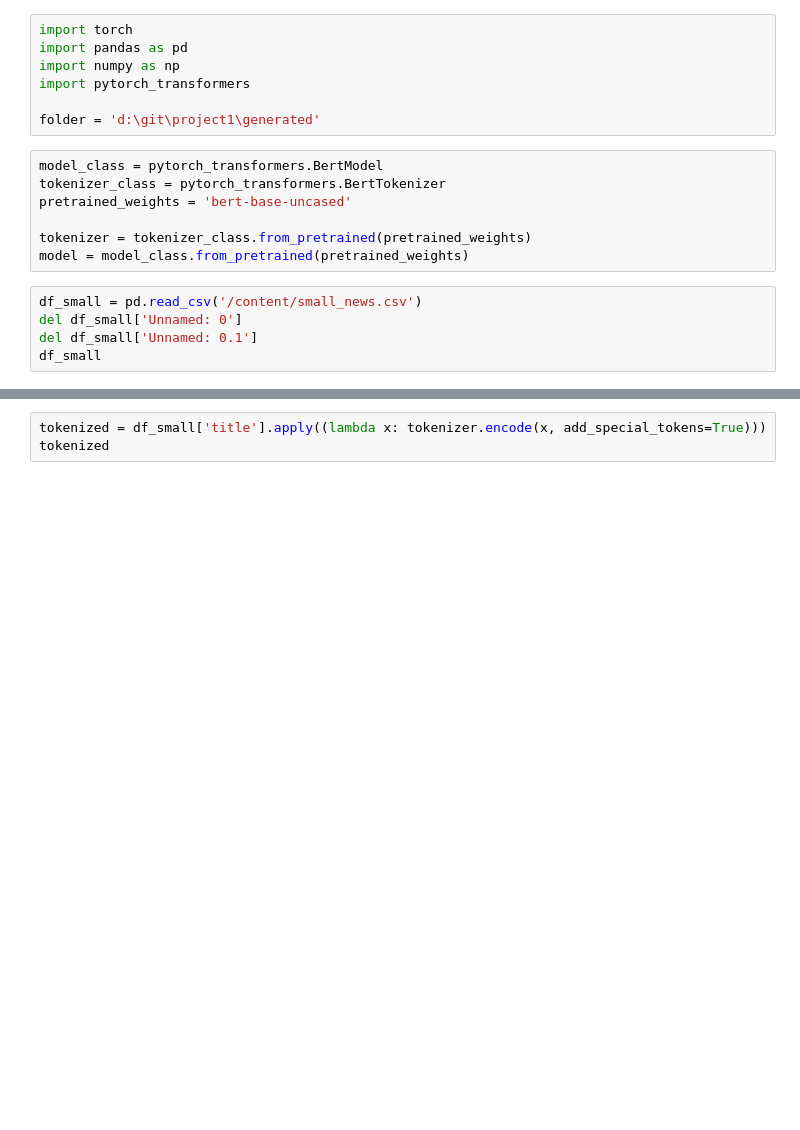
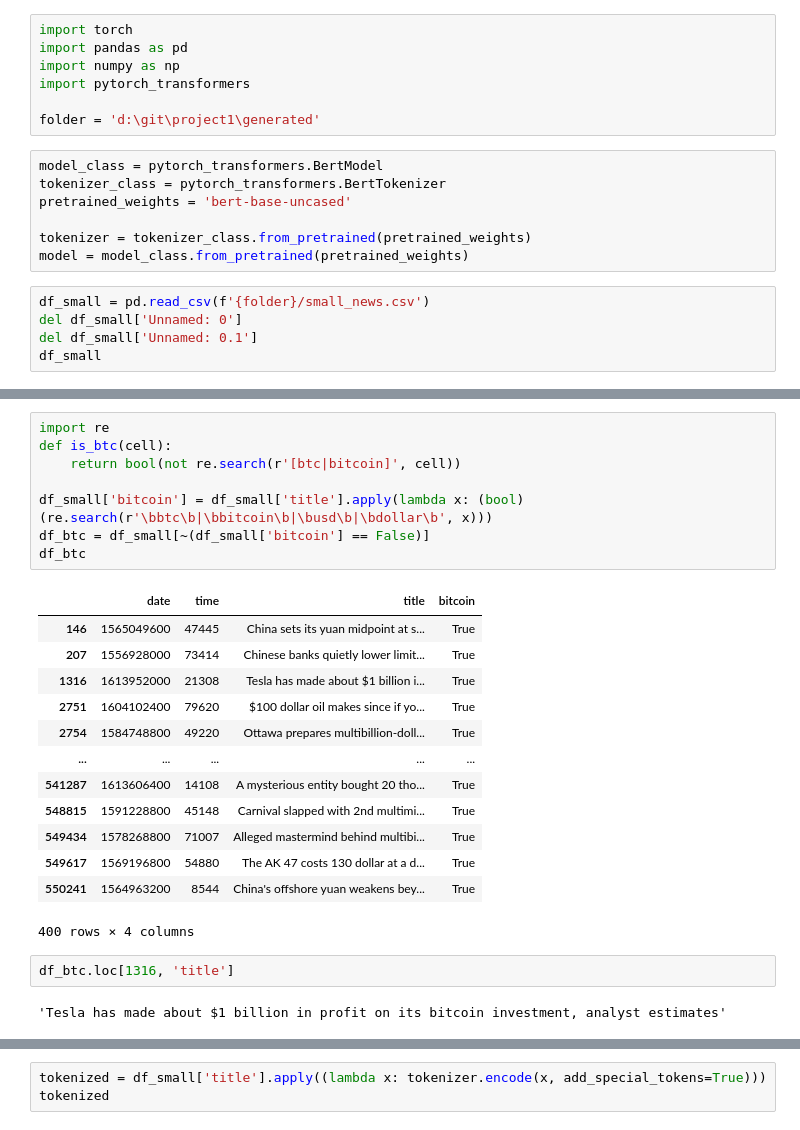
Before and after one commit to MasterElp/project1, a Jupyter notebook: 5_generate_tokens.ipynb, the cells around one changed output, grey strips where cells are left out. Drawn from its saved outputs; the diff is of its cells as text; blank space fills up the shorter version.

Commit message:
[add] tweets_prepare

```diff
--- a/5_generate_tokens.ipynb
+++ b/5_generate_tokens.ipynb
@@ -13,7 +13,7 @@ pretrained_weights = 'bert-base-uncased'
 tokenizer = tokenizer_class.from_pretrained(pretrained_weights)
 model = model_class.from_pretrained(pretrained_weights)
 # %%
-df_small = pd.read_csv('/content/small_news.csv')
+df_small = pd.read_csv(f'{folder}/small_news.csv')
 del df_small['Unnamed: 0']
 del df_small['Unnamed: 0.1']
 df_small
@@ -19,0 +50,26 @@ df_small
+# %%
+import re
+def is_btc(cell):
+    return bool(not re.search(r'[btc|bitcoin]', cell))
+
+df_small['bitcoin'] = df_small['title'].apply(lambda x: (bool)(re.search(r'\bbtc\b|\bbitcoin\b|\busd\b|\bdollar\b', x)))
+df_btc = df_small[~(df_small['bitcoin'] == False)]
+df_btc
+# %% [output]
+|  | date | time | title | bitcoin |
+| 146 | 1565049600 | 47445 | China sets its yuan midpoint at s... | True |
+| 207 | 1556928000 | 73414 | Chinese banks quietly lower limit... | True |
+| 1316 | 1613952000 | 21308 | Tesla has made about $1 billion i... | True |
+| 2751 | 1604102400 | 79620 | $100 dollar oil makes since if yo... | True |
+| 2754 | 1584748800 | 49220 | Ottawa prepares multibillion-doll... | True |
+| ... | ... | ... | ... | ... |
+| 541287 | 1613606400 | 14108 | A mysterious entity bought 20 tho... | True |
+| 548815 | 1591228800 | 45148 | Carnival slapped with 2nd multimi... | True |
+| 549434 | 1578268800 | 71007 | Alleged mastermind behind multibi... | True |
+| 549617 | 1569196800 | 54880 | The AK 47 costs 130 dollar at a d... | True |
+| 550241 | 1564963200 | 8544 | China's offshore yuan weakens bey... | True |
+400 rows × 4 columns
+# %%
+df_btc.loc[1316, 'title']
+# %% [output]
+'Tesla has made about $1 billion in profit on its bitcoin investment, analyst estimates'
```
Also changed, not shown: parts of 4 cells of this notebook, 9 other files.
